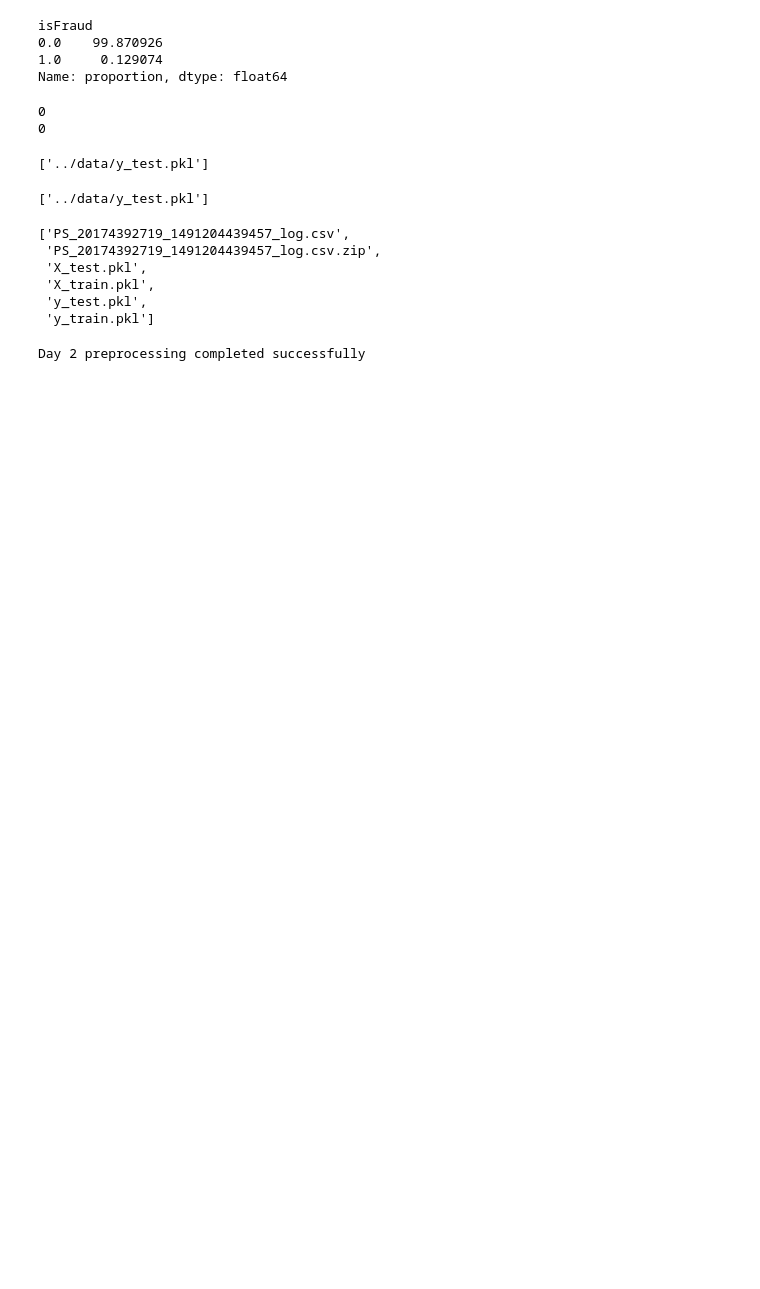
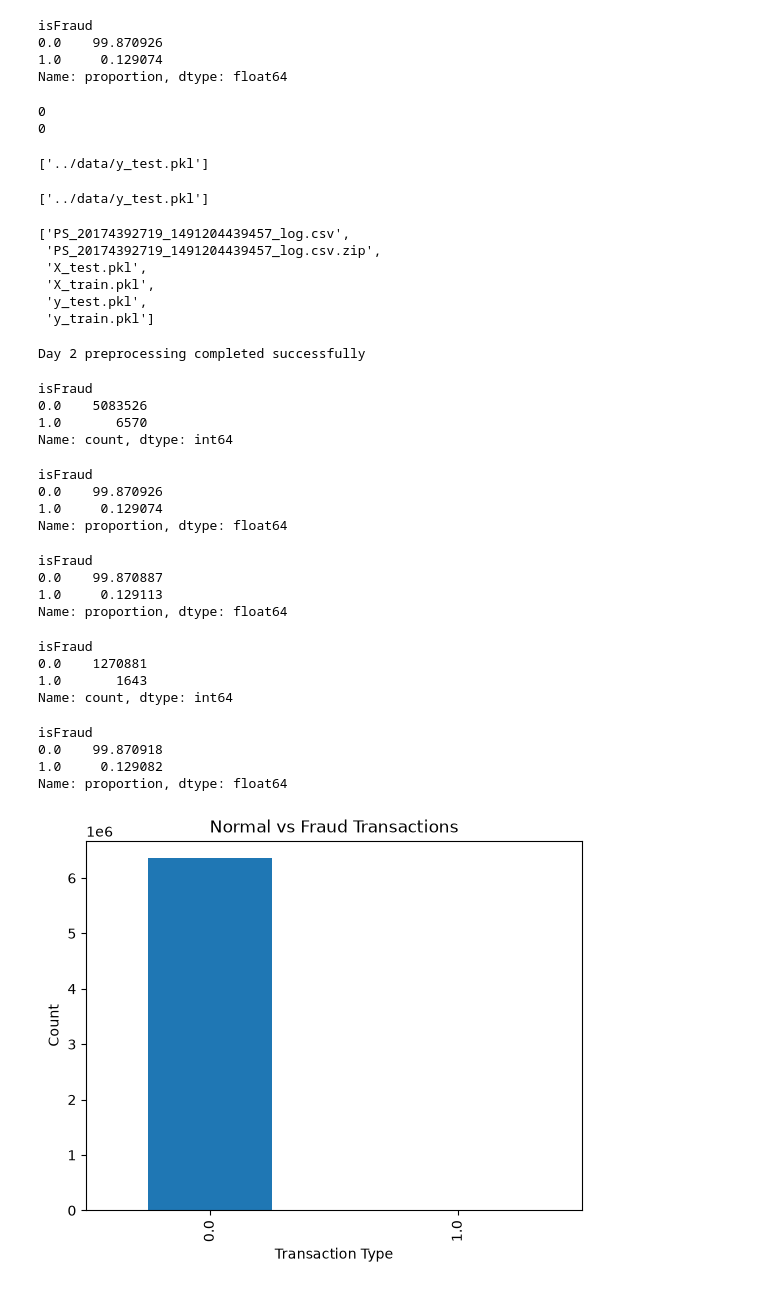
Before and after one commit to bhanusri1106/real-time-financial-fraud-detection, a Jupyter notebook: notebooks/01_basic_analysis.ipynb, the cells around one changed output. Cells and saved outputs as stored; diff of their text form; code cells hidden in the pictures; blank space fills up the shorter version.

```diff
--- a/notebooks/01_basic_analysis.ipynb
+++ b/notebooks/01_basic_analysis.ipynb
@@ -242,3 +242,49 @@ os.listdir("../data")
 print("Day 2 preprocessing completed successfully")
 # %% [output]
 Day 2 preprocessing completed successfully
+# %%
+y_train.value_counts()
+# %% [output]
+isFraud
+0.0    5083526
+1.0       6570
+Name: count, dtype: int64
+# %%
+y_train.value_counts(normalize=True) * 100
+# %% [output]
+isFraud
+0.0    99.870926
+1.0     0.129074
+Name: proportion, dtype: float64
+# %%
+y_test.value_counts(normalize=True) * 100
+# %% [output]
+isFraud
+0.0    99.870887
+1.0     0.129113
+Name: proportion, dtype: float64
+# %%
+y_test.value_counts()
+# %% [output]
+isFraud
+0.0    1270881
+1.0       1643
+Name: count, dtype: int64
+# %%
+df["isFraud"].value_counts(normalize=True) * 100
+# %% [output]
+isFraud
+0.0    99.870918
+1.0     0.129082
+Name: proportion, dtype: float64
+# %%
+import matplotlib.pyplot as plt
+
+df["isFraud"].value_counts().plot(kind="bar")
+
+plt.title("Normal vs Fraud Transactions")
+plt.xlabel("Transaction Type")
+plt.ylabel("Count")
+plt.show()
+# %% [output]
+[figure, added]
```
Also changed, not shown: parts of 47 cells of this notebook.
